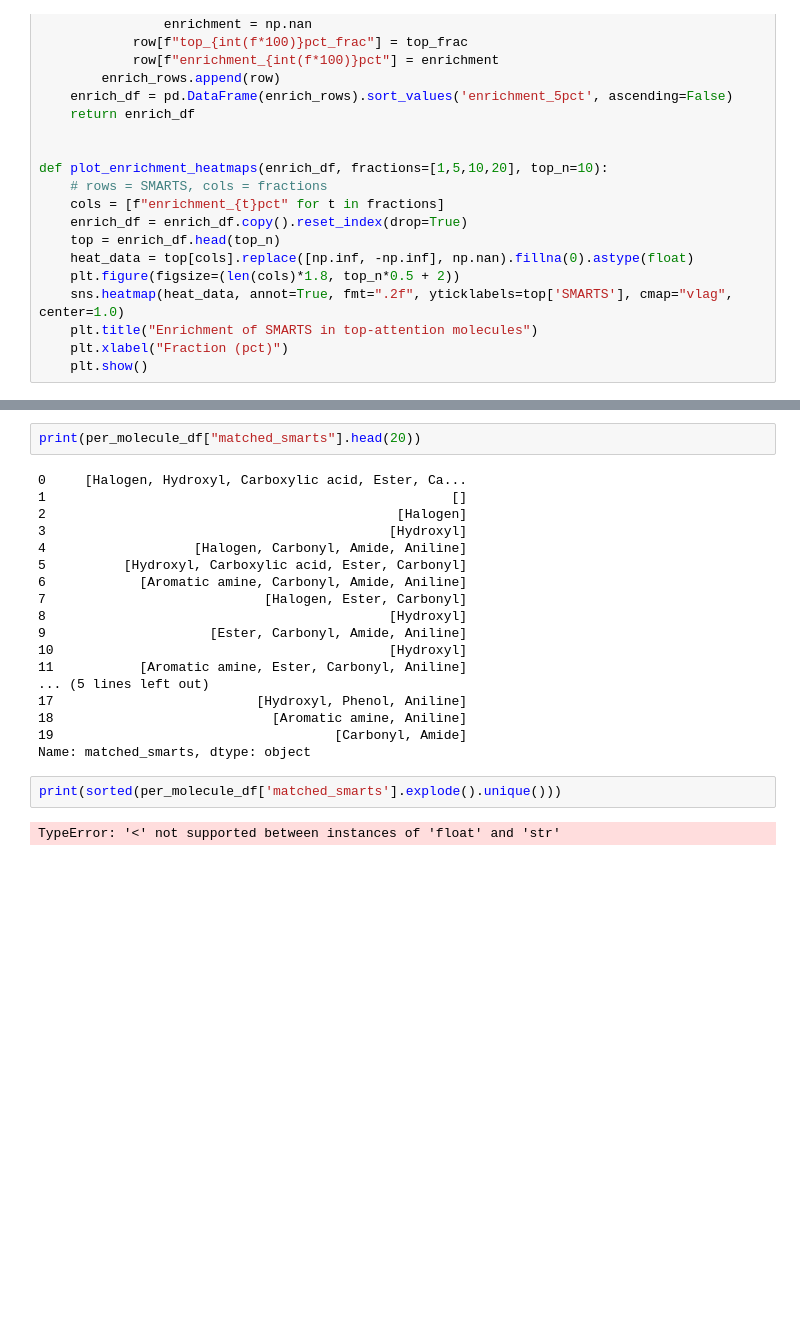
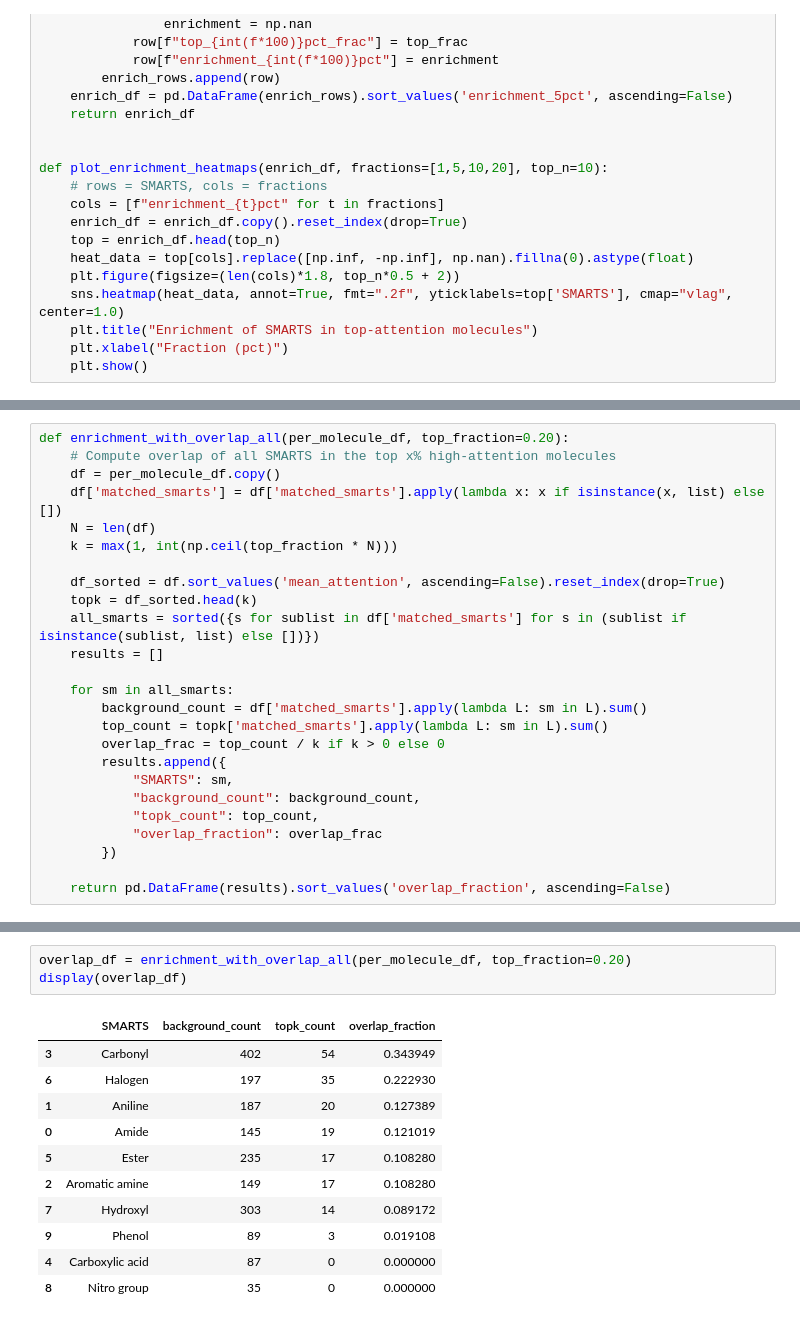
Before and after one commit to goIsaiah/ToxicityPredictor, a Jupyter notebook: ToxicityPredictor_GNNs.ipynb, the cells around one changed output, grey strips where cells are left out. Cells and saved outputs as stored; diff of their text form; blank space fills up the shorter version.

```diff
--- a/ToxicityPredictor_GNNs.ipynb
+++ b/ToxicityPredictor_GNNs.ipynb
@@ -984,3 +1009,28 @@ def show_top_examples(model, dataset, smiles_list, per_molecule_df, smarts_name,
+# %%
+def enrichment_with_overlap_all(per_molecule_df, top_fraction=0.20):
+    # Compute overlap of all SMARTS in the top x% high-attention molecules
+    df = per_molecule_df.copy()
+    df['matched_smarts'] = df['matched_smarts'].apply(lambda x: x if isinstance(x, list) else [])
+    N = len(df)
+    k = max(1, int(np.ceil(top_fraction * N)))
+
+    df_sorted = df.sort_values('mean_attention', ascending=False).reset_index(drop=True)
+    topk = df_sorted.head(k)
+    all_smarts = sorted({s for sublist in df['matched_smarts'] for s in (sublist if isinstance(sublist, list) else [])})
+    results = []
+
+    for sm in all_smarts:
+        background_count = df['matched_smarts'].apply(lambda L: sm in L).sum()
+        top_count = topk['matched_smarts'].apply(lambda L: sm in L).sum()
+        overlap_frac = top_count / k if k > 0 else 0
+        results.append({
+            "SMARTS": sm,
+            "background_count": background_count,
+            "topk_count": top_count,
+            "overlap_fraction": overlap_frac
+        })
+
+    return pd.DataFrame(results).sort_values('overlap_fraction', ascending=False)
 # %%
 per_molecule_df, stats_df = compute_substructure_attention_stats(gat_model, test_dataset, data_test['smiles'], TOXICOPHORE_SMARTS, CONFIG['device'])
 display(per_molecule_df.head())
@@ -1072,24 +1081,15 @@ SMILES: O=C(O)c1ccc(S(=O)(=O)N(Cl)Cl)cc1
-# %%
-print(per_molecule_df["matched_smarts"].head(20))
-# %% [output]
-0     [Halogen, Hydroxyl, Carboxylic acid, Ester, Ca...
-1                                                    []
-2                                             [Halogen]
-3                                            [Hydroxyl]
-4                   [Halogen, Carbonyl, Amide, Aniline]
-5          [Hydroxyl, Carboxylic acid, Ester, Carbonyl]
-6            [Aromatic amine, Carbonyl, Amide, Aniline]
-7                            [Halogen, Ester, Carbonyl]
-8                                            [Hydroxyl]
-9                     [Ester, Carbonyl, Amide, Aniline]
-10                                           [Hydroxyl]
-11           [Aromatic amine, Ester, Carbonyl, Aniline]
-... (5 lines left out)
-17                          [Hydroxyl, Phenol, Aniline]
-18                            [Aromatic amine, Aniline]
-19                                    [Carbonyl, Amide]
-Name: matched_smarts, dtype: object
-# %%
-print(sorted(per_molecule_df['matched_smarts'].explode().unique()))
-# %% [output]
-TypeError: '<' not supported between instances of 'float' and 'str'
+# %%
+overlap_df = enrichment_with_overlap_all(per_molecule_df, top_fraction=0.20)
+display(overlap_df)
+# %% [output]
+|  | SMARTS | background_count | topk_count | overlap_fraction |
+| 3 | Carbonyl | 402 | 54 | 0.343949 |
+| 6 | Halogen | 197 | 35 | 0.222930 |
+| 1 | Aniline | 187 | 20 | 0.127389 |
+| 0 | Amide | 145 | 19 | 0.121019 |
+| 5 | Ester | 235 | 17 | 0.108280 |
+| 2 | Aromatic amine | 149 | 17 | 0.108280 |
+| 7 | Hydroxyl | 303 | 14 | 0.089172 |
+| 9 | Phenol | 89 | 3 | 0.019108 |
+| 4 | Carboxylic acid | 87 | 0 | 0.000000 |
+| 8 | Nitro group | 35 | 0 | 0.000000 |
```
Also changed, not shown: parts of 15 cells of this notebook, 2 other files.
